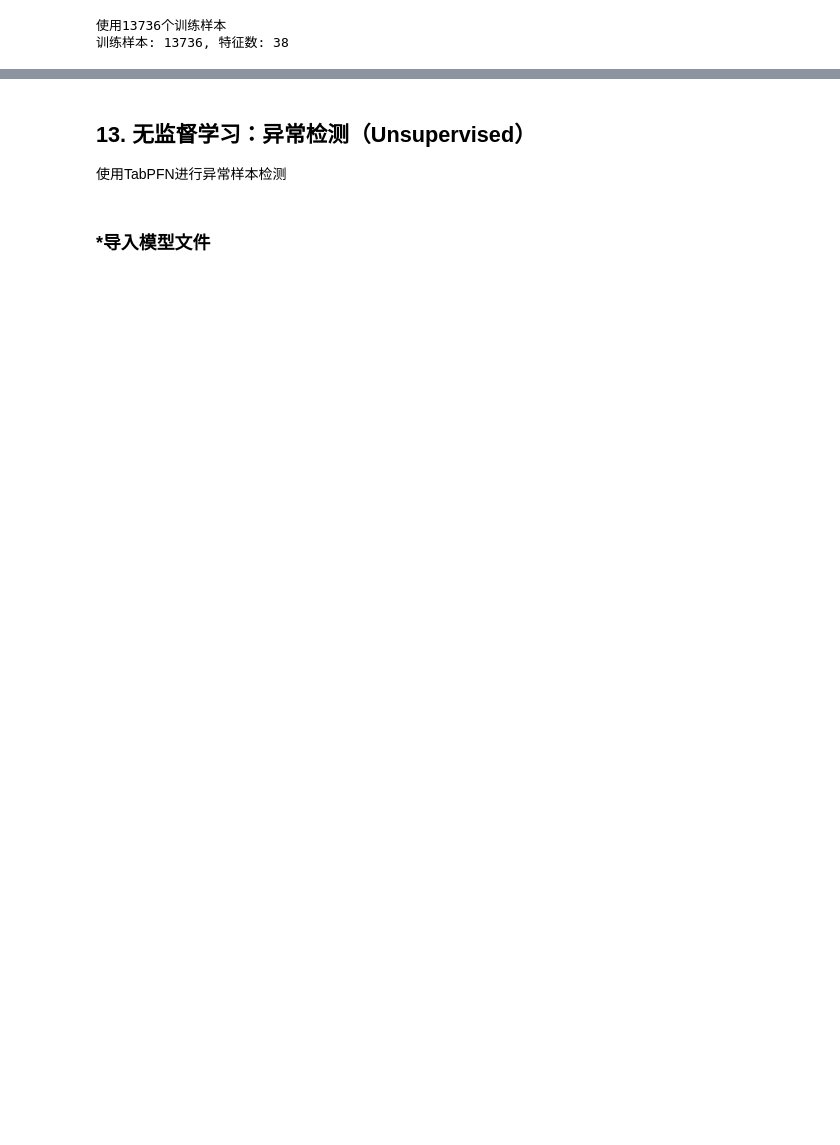
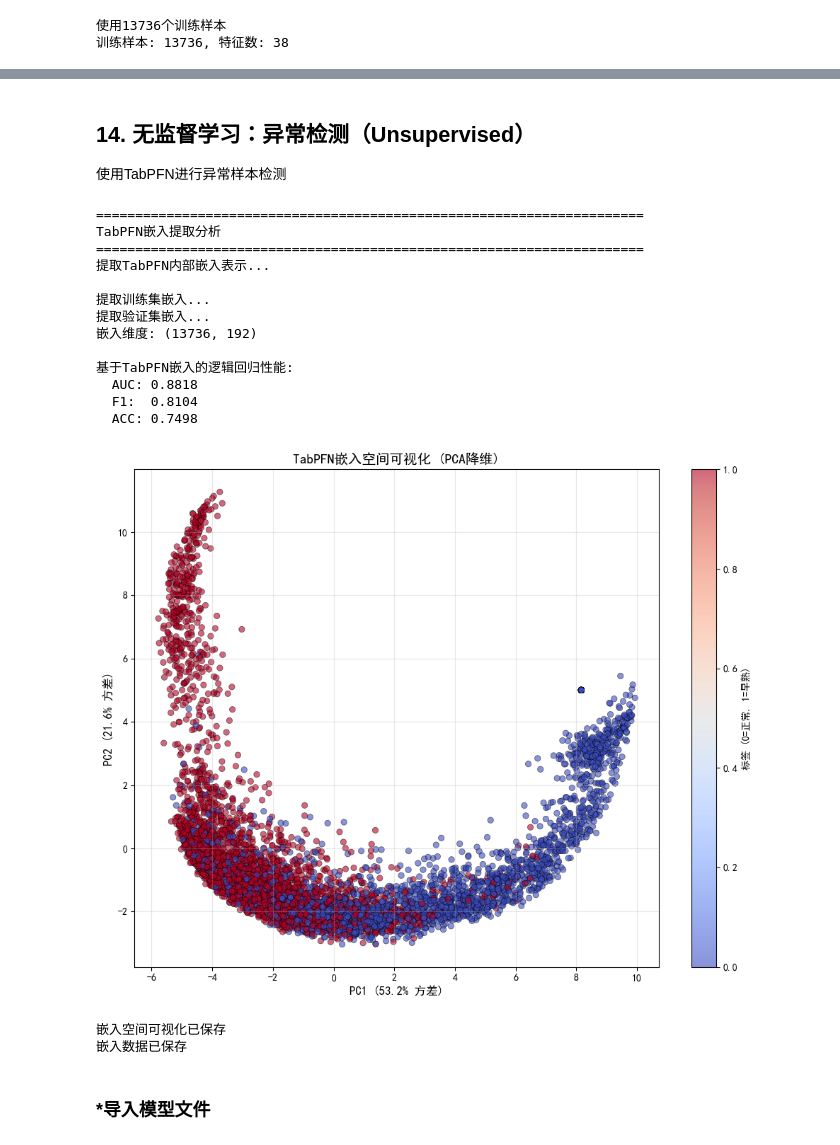
Before and after one commit to Shen-YuFei/precocious_puberty_ML, a Jupyter notebook: TabPFN_Enhanced.ipynb, the cells around one changed output, grey strips where cells are left out. Cells and saved outputs as stored; diff of their text form; code cells hidden in the pictures; blank space fills up the shorter version.

```diff
--- a/TabPFN_Enhanced.ipynb
+++ b/TabPFN_Enhanced.ipynb
@@ -135,8 +135,0 @@ print(f"验证集正负样本: {y_validation_binary.value_counts().to_dict()}")
-# %%
-print("数据类型转换中...")
-
-for col in feature_cols:
-    X_train[col] = pd.to_numeric(X_train[col], errors="coerce")
-    X_validation[col] = pd.to_numeric(X_validation[col], errors="coerce")
-
-print(f"转换完成 - 训练集: {X_train.dtypes.value_counts().to_dict()}")
@@ -366,8 +396,8 @@ print(f"Ray 版本: {ray.__version__}")
 
 # Post-hoc集成
 tabpfn_auto = AutoTabPFNClassifier(
-    max_time=18000,  # 5h
-    # max_time=12600, # 3.5h
+    # max_time=18000,  # 5h
+    max_time=12600,  # 3.5h
     presets="best_quality",
     device="cuda:0",
     ignore_pretraining_limits=True,  # 允许超过10000样本限制
@@ -396,7 +426,7 @@ print(f"  ACC: {acc_auto:.4f}")
 # 保存模型
 joblib.dump(
     {"model": tabpfn_auto, "imputer": imputer},
-    "./output/enhanced/models/tabpfn_auto.pkl",
+    "./output/tabpfn_enhanced/models/tabpfn_auto.pkl",
 )
-print(f"\n模型已保存: ./output/enhanced/models/tabpfn_auto.pkl")
+print(f"\n模型已保存: ./output/tabpfn_enhanced/models/tabpfn_auto.pkl")
 # %% [output]
@@ -416,5 +456,5 @@ KeyboardInterrupt:
 # %% [markdown]
-## 13. 无监督学习：异常检测（Unsupervised）
+## 14. 无监督学习：异常检测（Unsupervised）
 
 使用TabPFN进行异常样本检测
 # %%
@@ -460,37 +500,58 @@ print(f"  F1:  {f1_embedding:.4f}")
 print(f"  ACC: {acc_embedding:.4f}")
 
 # 可视化嵌入空间（使用PCA降维）
 from sklearn.decomposition import PCA
 
 pca = PCA(n_components=2)
 val_embeddings_2d = pca.fit_transform(val_embeddings[0])
 
 plt.figure(figsize=(10, 8))
 scatter = plt.scatter(
     val_embeddings_2d[:, 0],
     val_embeddings_2d[:, 1],
     c=y_validation_binary,
     cmap="coolwarm",
     alpha=0.6,
     edgecolors="k",
     linewidth=0.5,
 )
 plt.colorbar(scatter, label="标签 (0=正常, 1=早熟)")
 plt.xlabel(f"PC1 ({pca.explained_variance_ratio_[0]:.1%} 方差)", fontsize=12)
 plt.ylabel(f"PC2 ({pca.explained_variance_ratio_[1]:.1%} 方差)", fontsize=12)
 plt.title("TabPFN嵌入空间可视化 (PCA降维)", fontsize=14, fontweight="bold")
 plt.grid(alpha=0.3)
 plt.tight_layout()
-plt.savefig("./output/enhanced/TabPFN嵌入可视化.png", dpi=300, bbox_inches="tight")
-plt.savefig("./output/enhanced/TabPFN嵌入可视化.pdf", dpi=300, bbox_inches="tight")
+plt.savefig(
+    "./output/tabpfn_enhanced/TabPFN嵌入可视化.png", dpi=300, bbox_inches="tight"
+)
+plt.savefig(
+    "./output/tabpfn_enhanced/TabPFN嵌入可视化.pdf", dpi=300, bbox_inches="tight"
+)
 plt.show()
 
 print(f"\n嵌入空间可视化已保存")
 
 # 保存嵌入
-np.save("./output/enhanced/train_embeddings.npy", train_embeddings[0])
-np.save("./output/enhanced/val_embeddings.npy", val_embeddings[0])
+np.save("./output/tabpfn_enhanced/train_embeddings.npy", train_embeddings[0])
+np.save("./output/tabpfn_enhanced/val_embeddings.npy", val_embeddings[0])
 print("嵌入数据已保存")
+# %% [output]
+======================================================================
+TabPFN嵌入提取分析
+======================================================================
+提取TabPFN内部嵌入表示...
+
+提取训练集嵌入...
+提取验证集嵌入...
+嵌入维度: (13736, 192)
+
+基于TabPFN嵌入的逻辑回归性能:
+  AUC: 0.8818
+  F1:  0.8104
+  ACC: 0.7498
+[figure, added]
+嵌入空间可视化已保存
+嵌入数据已保存
 # %% [markdown]
 ### *导入模型文件
 # %%
```
Also changed, not shown: parts of 32 cells of this notebook, 14 other files.
